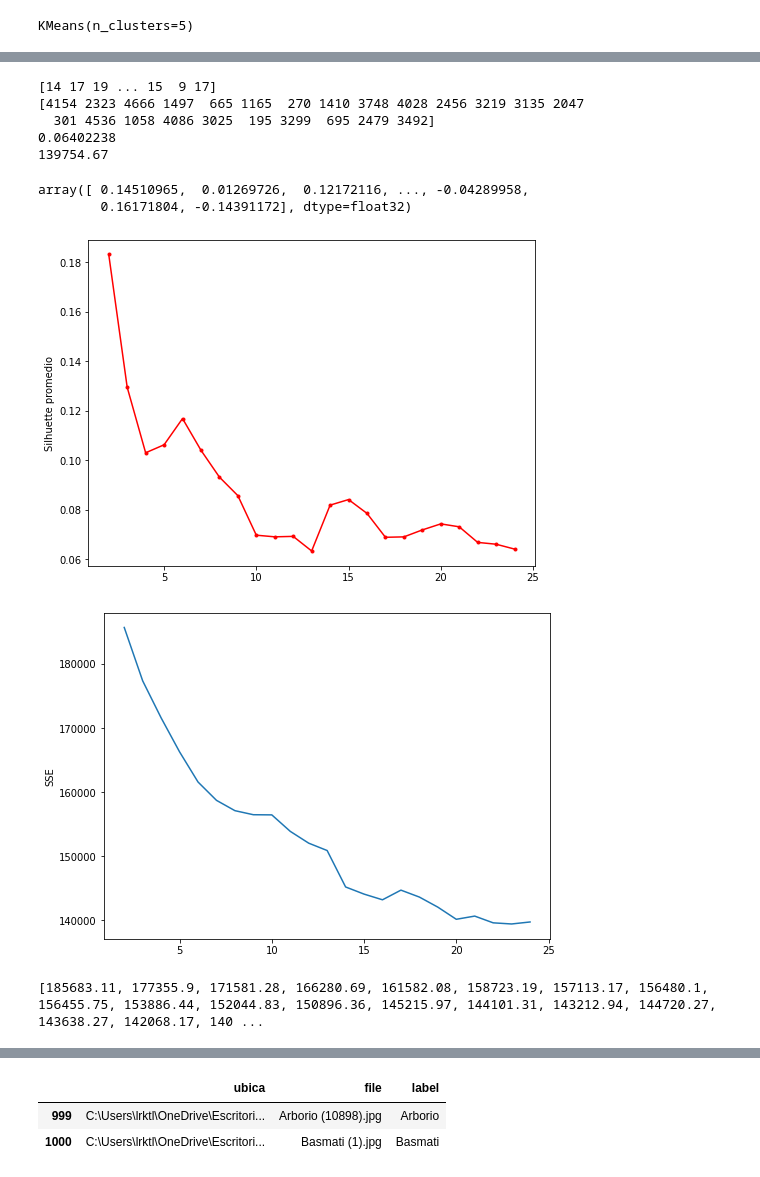
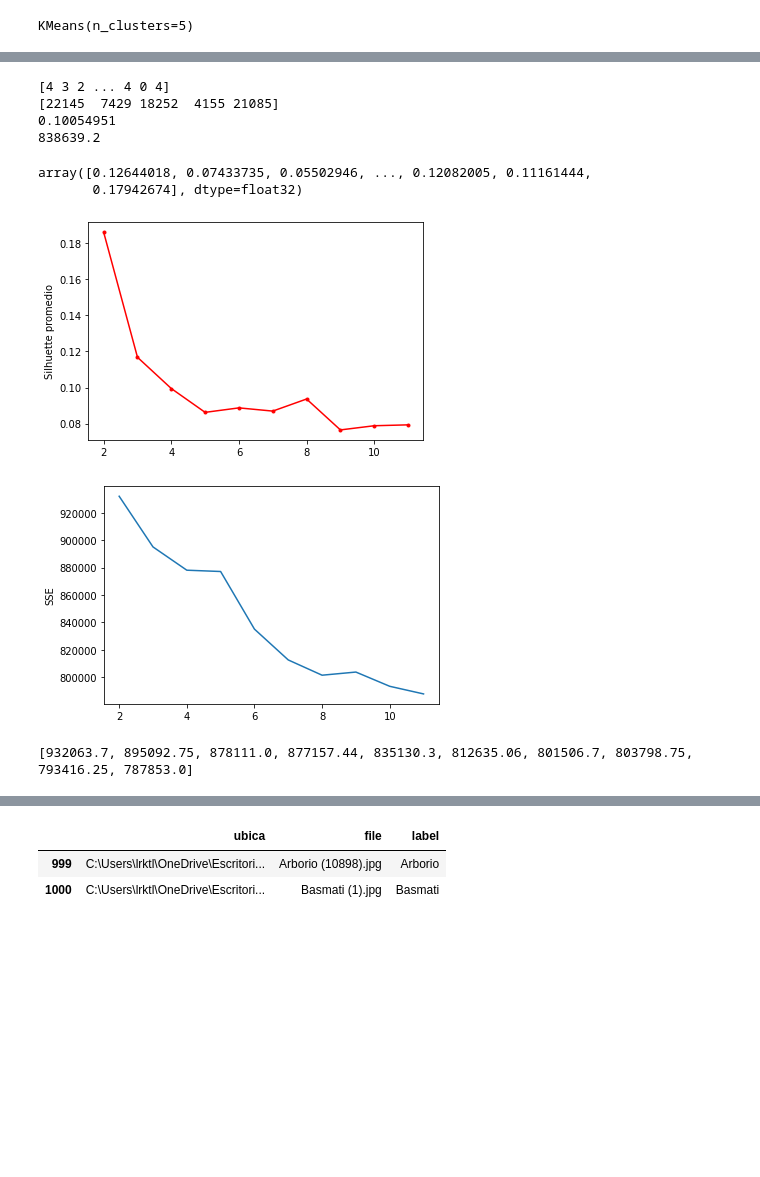
Before and after one commit to RkTcaster/DMCyT, a Jupyter notebook: Tp 1/TP 1.ipynb, the cells around one changed output, grey strips where cells are left out. Cells and saved outputs as stored; diff of their text form; code cells hidden in the pictures; blank space fills up the shorter version.

```diff
--- a/Tp 1/TP 1.ipynb
+++ b/Tp 1/TP 1.ipynb
@@ -282,3 +286,11 @@ names, feat = preprocess(completo, model)
+# %%
+#Guardo en pickle el modelo
+#pickle.dump(names, open('names-5k-img.pk1','wb'))
+#pickle.dump(feat, open('feat-5k-img.pk1','wb'))
+
+#Cargo el modelo
+names = pickle.load(open('names-5k-img.pk1','rb'))
+feat = pickle.load(open('feat-5k-img.pk1','rb'))
 # %%
 # get the unique labels (from the flower_labels.csv)
 
@@ -377,36 +378,35 @@ print(silhouette_score(x,KM_meta.labels_))
 print(sum_sse(KM_meta))
 silhouette_samples(x,KM_meta.labels_)
 # %% [output]
-[14 17 19 ... 15  9 17]
-[4154 2323 4666 1497  665 1165  270 1410 3748 4028 2456 3219 3135 2047
-  301 4536 1058 4086 3025  195 3299  695 2479 3492]
-0.06402238
-139754.67
+[4 3 2 ... 4 0 4]
+[22145  7429 18252  4155 21085]
+0.10054951
+838639.2
-array([ 0.14510965,  0.01269726,  0.12172116, ..., -0.04289958,
-        0.16171804, -0.14391172], dtype=float32)
+array([0.12644018, 0.07433735, 0.05502946, ..., 0.12082005, 0.11161444,
+       0.17942674], dtype=float32)
 # %%
-range_k = range(2,25)
+range_k = range(2,12)
 silh = []
 sse = []
 for k in range_k:
 #    KM_meta = KMedoids(n_clusters=k,metric='precomputed',init='k-medoids++').fit(d_meta)
     KM_meta = KMedoids(n_clusters=k,init='heuristic').fit(x)
     silh.append(silhouette_score(x,KM_meta.labels_))
     sse.append(sum_sse(KM_meta))
 
 plt.plot(range_k,silh,'r.-')
 plt.ylabel('Silhuette promedio')
 plt.show()
 
 plt.plot(range_k,sse)
 plt.ylabel('SSE')
 plt.show()
 
 print(sse)
 # %% [output]
-[figure, old version]
+[figure, new version]
-[figure, old version]
+[figure, new version]
-[185683.11, 177355.9, 171581.28, 166280.69, 161582.08, 158723.19, 157113.17, 156480.1, 156455.75, 153886.44, 152044.83, 150896.36, 145215.97, 144101.31, 143212.94, 144720.27, 143638.27, 142068.17, 140 ...
+[932063.7, 895092.75, 878111.0, 877157.44, 835130.3, 812635.06, 801506.7, 803798.75, 793416.25, 787853.0]
 # %%
 import matplotlib.cm as cm
 
```
Also changed, not shown: parts of 15 cells of this notebook.
